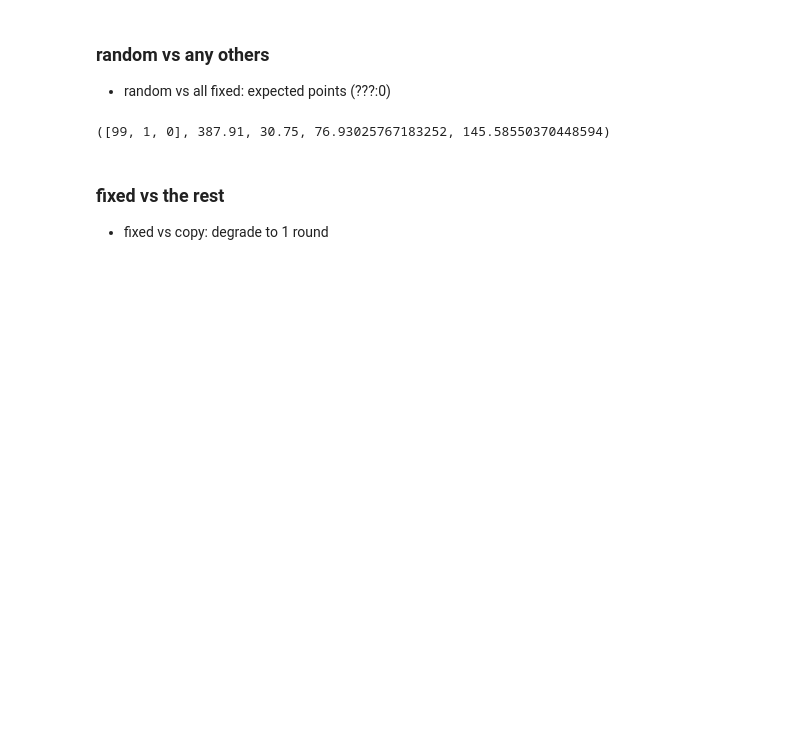
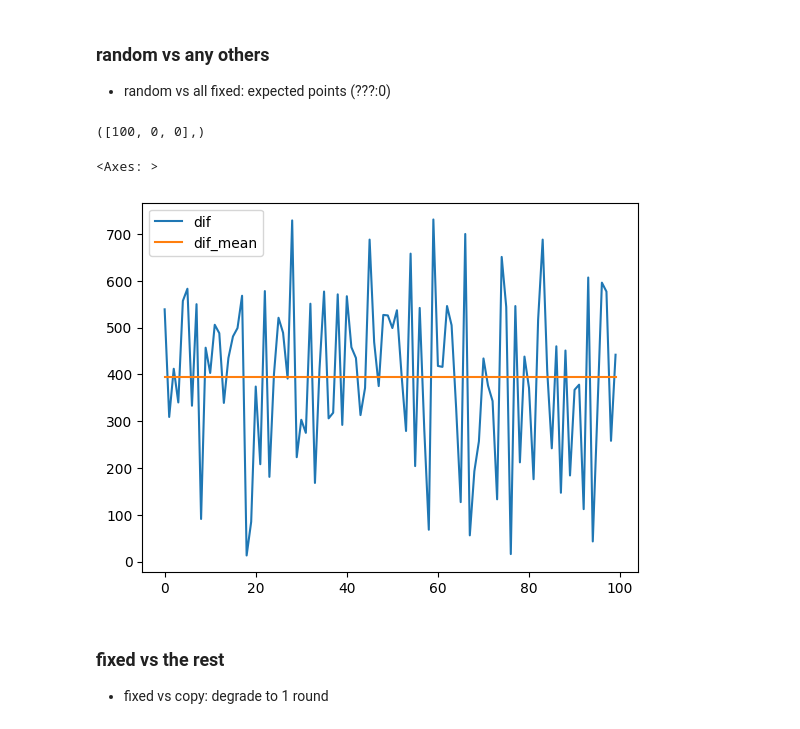
Before and after one commit to BamaHsiao/ABM_simulations, a Jupyter notebook: RPSLS.ipynb, the cells around one changed output. Cells and saved outputs as stored; diff of their text form; code cells hidden in the pictures; blank space fills up the shorter version.

```diff
--- a/RPSLS.ipynb
+++ b/RPSLS.ipynb
@@ -148,10 +156,12 @@ def run_simulation(strategy1, strategy2, num_rounds=100):
 # %%
 total = [0, 0, 0]
 player1_scores, player2_scores = [], []
+player1_win, player2_win = [], []
+
 for times in range(100):
        num_rounds = 1000
        lst = [
-              ("FixedStrategy", FixedStrategy()),
+              ("FixedStrategy", FixedStrategy(4)),
               ("CopyStrategy", CopyStrategy(2)),
               ("AdaptiveStrategy", AdaptiveStrategy(2, num_rounds)),
               ("TryToLoseStrategy", TryToLoseStrategy(2, num_rounds))
@@ -166,12 +176,32 @@ for times in range(100):
        else: total[2] += 1
        player1_scores.append( scores[0] )
        player2_scores.append( scores[1] )
+       if scores[0] > scores[1]:
+              player1_win.append( 1 )
+              player2_win.append( 0 )
+       elif scores[0] < scores[1]:
+              player1_win.append( 0 )
+              player2_win.append( 1 )
+       else:
+              player1_win.append( 0 )
+              player2_win.append( 0 )
+
 df = pd.DataFrame()
 df[ 'score1' ] = player1_scores
 df[ 'score2' ] = player2_scores
-total, df['score1'].mean(), df['score2'].mean(), df['score1'].std(), df['score2'].std()
+df[ 'win1' ] = player1_win
+df[ 'win2' ] = player2_win
+total, #df['score1'].mean(), df['score2'].mean(), df['score1'].std(), df['score2'].std()
 # %% [output]
-([99, 1, 0], 387.91, 30.75, 76.93025767183252, 145.58550370448594)
+([100, 0, 0],)
+# %%
+# score difference through out 100 times, random vs fixed(Spock)
+df['dif'] = df[ 'score1' ] - df[ 'score2' ]
+df['dif_mean'] = df['dif'].mean()
+df[['dif', 'dif_mean']].plot()
+# %% [output]
+<Axes: >
+[figure, added]
 # %% [markdown]
 ### fixed vs the rest
 
```
Also changed, not shown: parts of 3 cells of this notebook, 3 other files.
